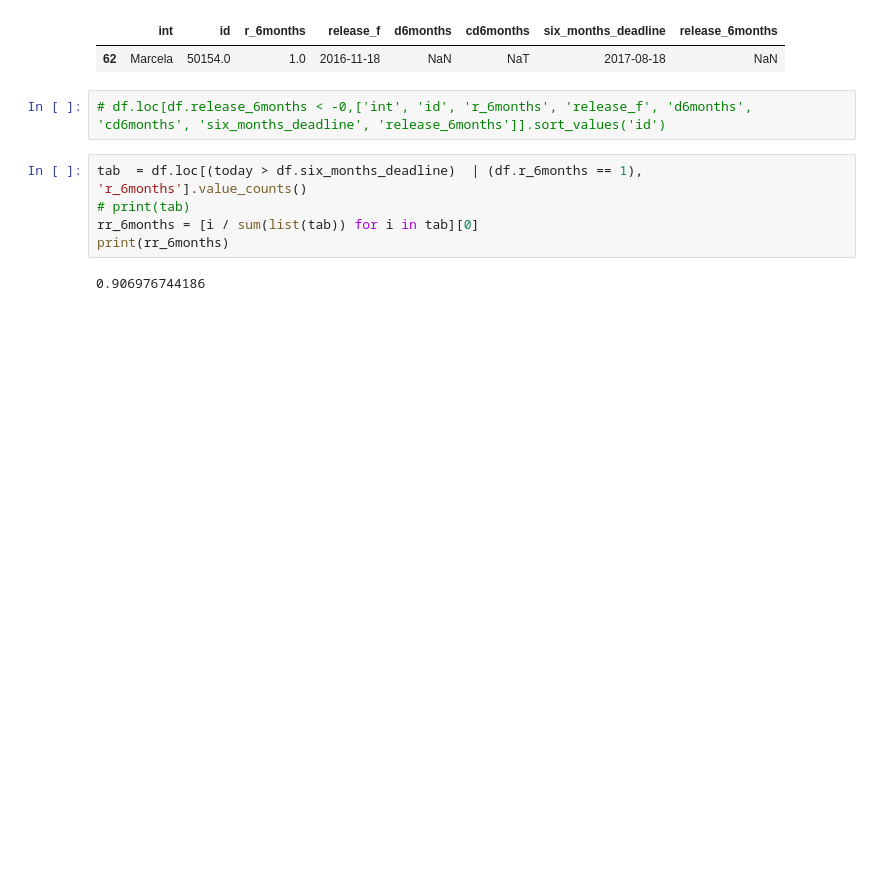
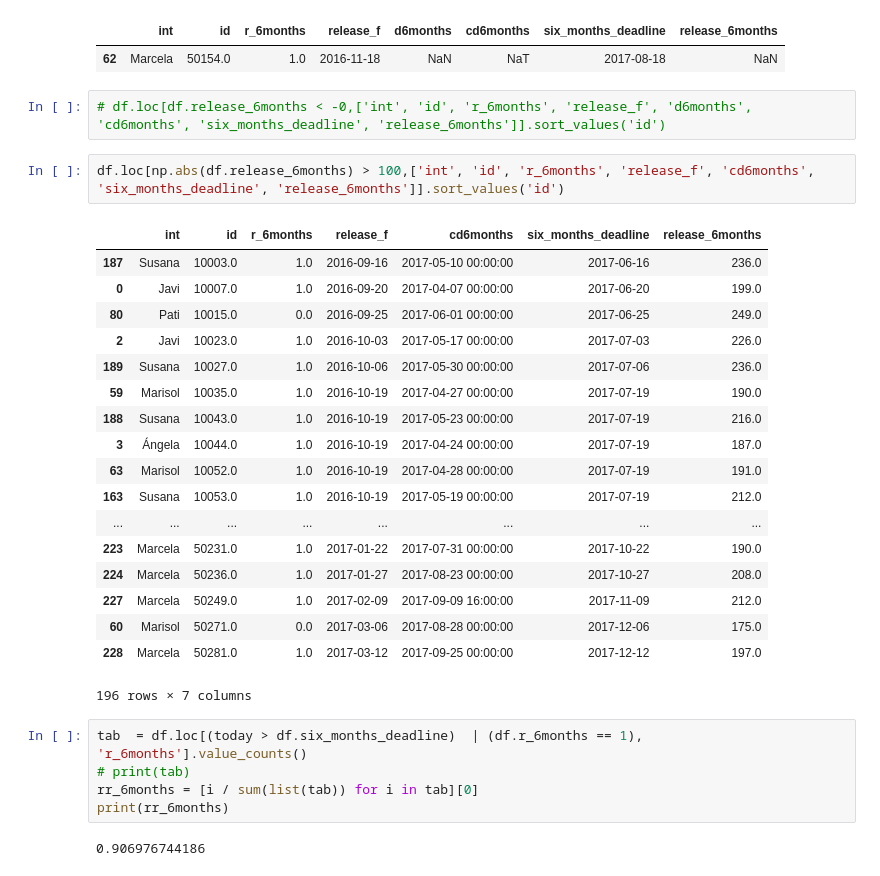
Before and after one commit to sdaza/reentry-chile, a Jupyter notebook: reports/reentry_chile_response_rates.ipynb, the cells around one changed output. Cells and saved outputs as stored; diff of their text form; blank space fills up the shorter version.

```diff
--- a/reports/reentry_chile_response_rates.ipynb
+++ b/reports/reentry_chile_response_rates.ipynb
@@ -467,6 +494,27 @@ df.loc[s,['int', 'id', 'r_6months', 'release_f', 'd6months', 'cd6months', 'six_m
 | 62 | Marcela | 50154.0 | 1.0 | 2016-11-18 | NaN | NaT | 2017-08-18 | NaN |
 # %%
 # df.loc[df.release_6months < -0,['int', 'id', 'r_6months', 'release_f', 'd6months', 'cd6months', 'six_months_deadline', 'release_6months']].sort_values('id')
+# %%
+df.loc[np.abs(df.release_6months) > 100,['int', 'id', 'r_6months', 'release_f', 'cd6months', 'six_months_deadline', 'release_6months']].sort_values('id')
+# %% [output]
+|  | int | id | r_6months | release_f | cd6months | six_months_deadline | release_6months |
+| 187 | Susana | 10003.0 | 1.0 | 2016-09-16 | 2017-05-10 00:00:00 | 2017-06-16 | 236.0 |
+| 0 | Javi | 10007.0 | 1.0 | 2016-09-20 | 2017-04-07 00:00:00 | 2017-06-20 | 199.0 |
+| 80 | Pati | 10015.0 | 0.0 | 2016-09-25 | 2017-06-01 00:00:00 | 2017-06-25 | 249.0 |
+| 2 | Javi | 10023.0 | 1.0 | 2016-10-03 | 2017-05-17 00:00:00 | 2017-07-03 | 226.0 |
+| 189 | Susana | 10027.0 | 1.0 | 2016-10-06 | 2017-05-30 00:00:00 | 2017-07-06 | 236.0 |
+| 59 | Marisol | 10035.0 | 1.0 | 2016-10-19 | 2017-04-27 00:00:00 | 2017-07-19 | 190.0 |
+| 188 | Susana | 10043.0 | 1.0 | 2016-10-19 | 2017-05-23 00:00:00 | 2017-07-19 | 216.0 |
+| 3 | Ángela | 10044.0 | 1.0 | 2016-10-19 | 2017-04-24 00:00:00 | 2017-07-19 | 187.0 |
+| 63 | Marisol | 10052.0 | 1.0 | 2016-10-19 | 2017-04-28 00:00:00 | 2017-07-19 | 191.0 |
+| 163 | Susana | 10053.0 | 1.0 | 2016-10-19 | 2017-05-19 00:00:00 | 2017-07-19 | 212.0 |
+| ... | ... | ... | ... | ... | ... | ... | ... |
+| 223 | Marcela | 50231.0 | 1.0 | 2017-01-22 | 2017-07-31 00:00:00 | 2017-10-22 | 190.0 |
+| 224 | Marcela | 50236.0 | 1.0 | 2017-01-27 | 2017-08-23 00:00:00 | 2017-10-27 | 208.0 |
+| 227 | Marcela | 50249.0 | 1.0 | 2017-02-09 | 2017-09-09 16:00:00 | 2017-11-09 | 212.0 |
+| 60 | Marisol | 50271.0 | 0.0 | 2017-03-06 | 2017-08-28 00:00:00 | 2017-12-06 | 175.0 |
+| 228 | Marcela | 50281.0 | 1.0 | 2017-03-12 | 2017-09-25 00:00:00 | 2017-12-12 | 197.0 |
+196 rows × 7 columns
 # %%
 tab  = df.loc[(today > df.six_months_deadline)  | (df.r_6months == 1), 'r_6months'].value_counts()
 # print(tab)
```
Also changed, not shown: parts of 6 cells of this notebook.
